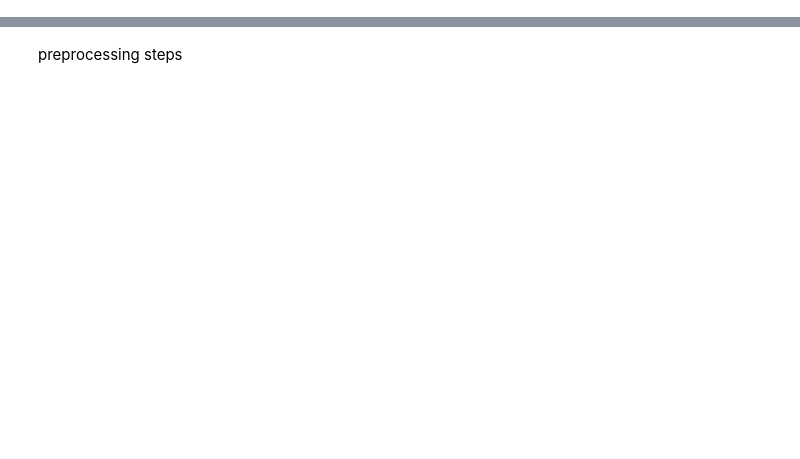
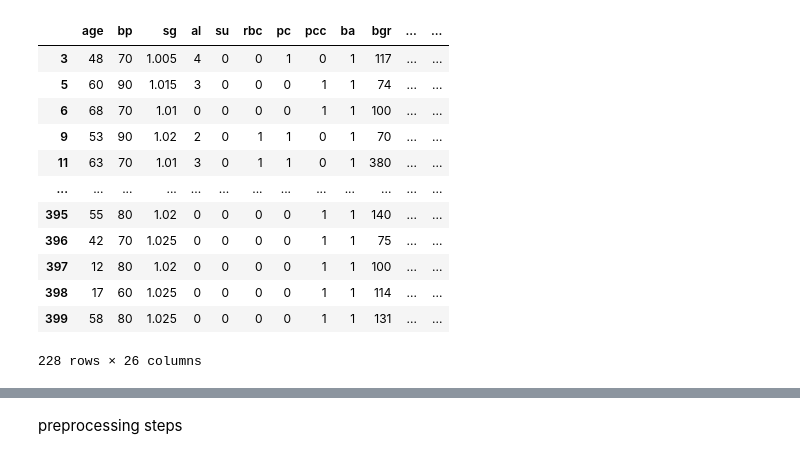
Before and after one commit to nura6199/my-dissertation, a Jupyter notebook: EnsembleHybrid.ipynb, the cells around one changed output, grey strips where cells are left out. Saved outputs shown, nothing was run; the diff lists cells and outputs as text; code cells hidden in the pictures; blank space fills up the shorter version.

```diff
--- a/EnsembleHybrid.ipynb
+++ b/EnsembleHybrid.ipynb
@@ -22,0 +103,23 @@ data = pd.read_csv('chronic_kidney_disease.csv')
+# %%
+def fill_nans():
+    for col in data.columns:
+        if data[col].dtype == 'float64':
+            new_col = str(col + '_filled')
+            data[new_col] = data[col].transform(lambda x: x.fillna(x.median()))
+    return data
+
+fill_nans()
+# %% [output]
+|  | age | bp | sg | al | su | rbc | pc | pcc | ba | bgr | ... | ... |
+| 3 | 48 | 70 | 1.005 | 4 | 0 | 0 | 1 | 0 | 1 | 117 | ... | ... |
+| 5 | 60 | 90 | 1.015 | 3 | 0 | 0 | 0 | 1 | 1 | 74 | ... | ... |
+| 6 | 68 | 70 | 1.01 | 0 | 0 | 0 | 0 | 1 | 1 | 100 | ... | ... |
+| 9 | 53 | 90 | 1.02 | 2 | 0 | 1 | 1 | 0 | 1 | 70 | ... | ... |
+| 11 | 63 | 70 | 1.01 | 3 | 0 | 1 | 1 | 0 | 1 | 380 | ... | ... |
+| ... | ... | ... | ... | ... | ... | ... | ... | ... | ... | ... | ... | ... |
+| 395 | 55 | 80 | 1.02 | 0 | 0 | 0 | 0 | 1 | 1 | 140 | ... | ... |
+| 396 | 42 | 70 | 1.025 | 0 | 0 | 0 | 0 | 1 | 1 | 75 | ... | ... |
+| 397 | 12 | 80 | 1.02 | 0 | 0 | 0 | 0 | 1 | 1 | 100 | ... | ... |
+| 398 | 17 | 60 | 1.025 | 0 | 0 | 0 | 0 | 1 | 1 | 114 | ... | ... |
+| 399 | 58 | 80 | 1.025 | 0 | 0 | 0 | 0 | 1 | 1 | 131 | ... | ... |
+228 rows × 26 columns
```
Also changed, not shown: parts of 25 cells of this notebook.
